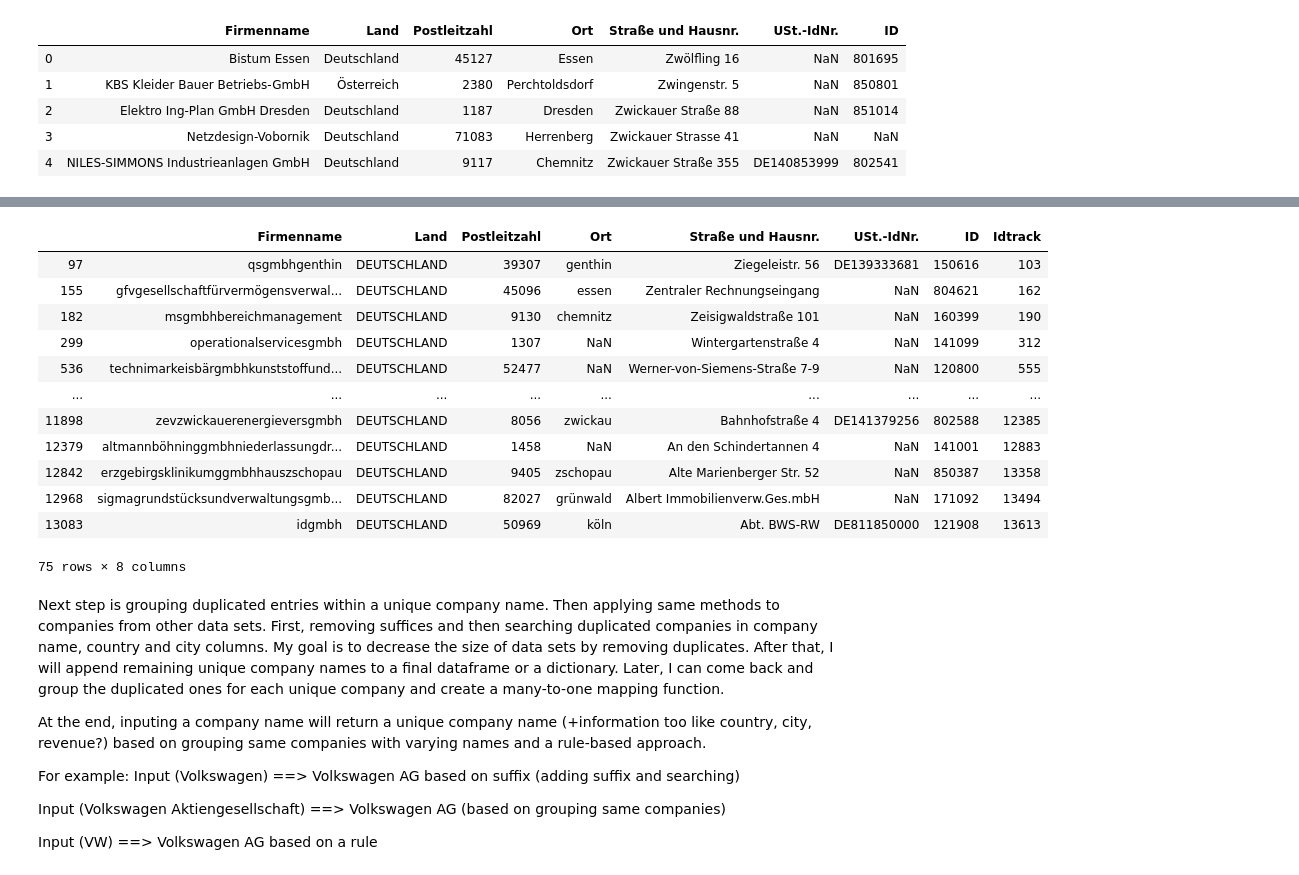
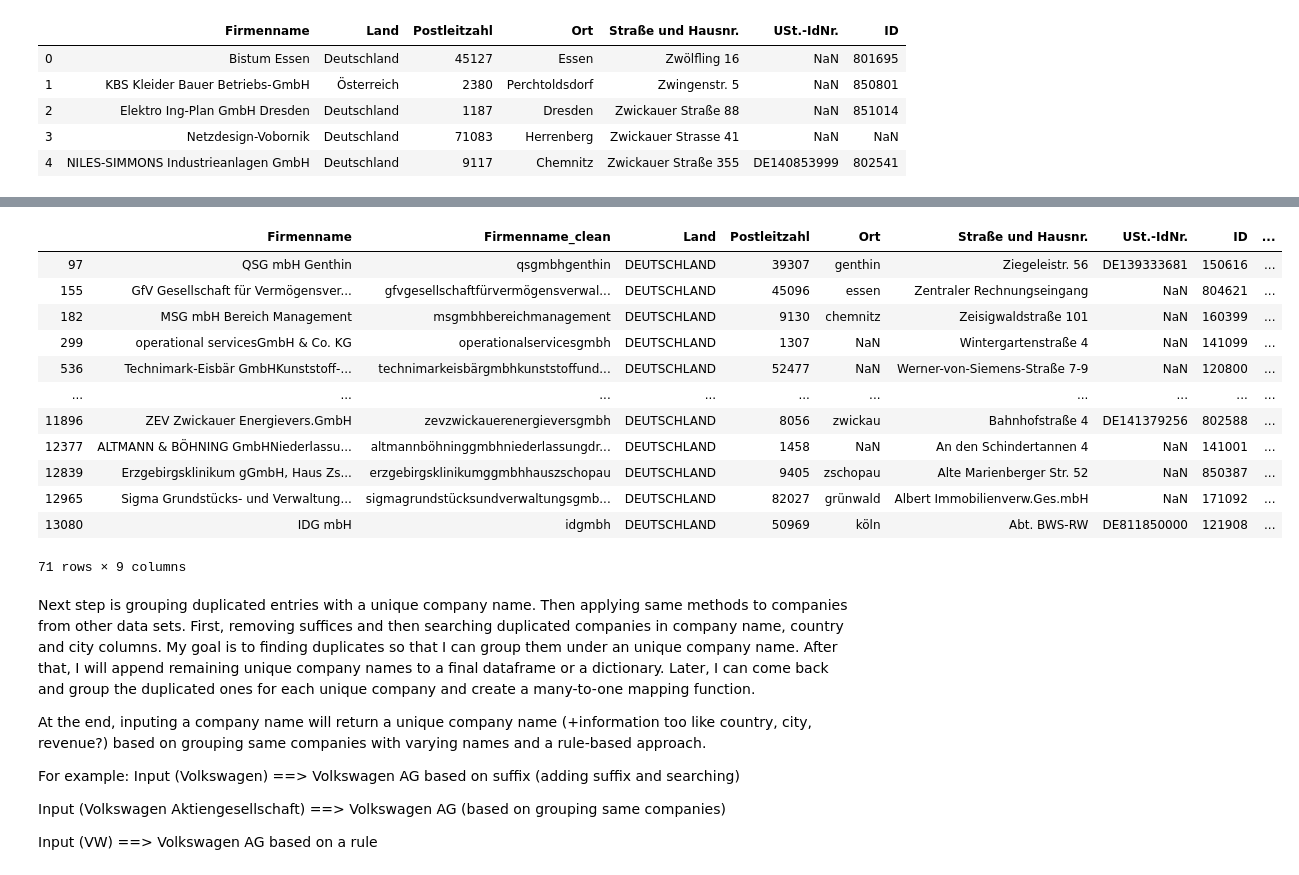
Before and after one commit to Can-Berk/Data_Analysis, a Jupyter notebook: MappingNames/ulist_companies.ipynb, the cells around one changed output, grey strips where cells are left out. Drawn from its saved outputs; the diff is of its cells as text; code cells hidden in the pictures.

```diff
--- a/MappingNames/ulist_companies.ipynb
+++ b/MappingNames/ulist_companies.ipynb
@@ -167,0 +75,5 @@ memory usage: 756.3+ KB
+# %%
+ulist.insert(loc=1, column='Firmenname_clean', value=ulist["Firmenname"].str.lower())
+
+# ulist["Firmenname_clean"] = ulist["Firmenname"].str.lower()   # faster
+# ulist[ulist['Firmenname'].str.endswith(tuple(suffix_list))] some finishes with gmbh some -gmbh and some even continues
@@ -167,0 +137,3 @@ memory usage: 756.3+ KB
+# %%
+ulist['Firmenname_clean'] = ulist['Firmenname_clean'].apply(suffix_remover)
+ulist['Firmenname_clean'].head()
@@ -168,8 +186,8 @@ memory usage: 756.3+ KB
 # %%
 # pipeline
 # ulist.duplicated().sum()   # remove duplicated rows in the dataframe
-ulist["Firmenname"] = ulist["Firmenname"].str.lower()   # faster
-ulist["Firmenname"] = ulist["Firmenname"].str.replace('\W', '')      # special characters are removed
+ulist["Firmenname_clean"] = ulist["Firmenname_clean"].str.lower()   # faster
+ulist["Firmenname_clean"] = ulist["Firmenname_clean"].str.replace('\W', '')      # special characters are removed
 ulist["Land"] = ulist["Land"].str.upper()
 ulist["Land"] = ulist["Land"].str.replace('\W', '').astype('category')
 ulist["Ort"] = ulist["Ort"].str.lower()
@@ -185,6 +203,6 @@ ulist['ID'] = ulist['ID'].replace(r'^\s*$', np.NaN, regex=True)      # to keep m
 # %%
 # moved NA of 'USt.-IdNr.' and 'ID' columns to bottom of df so that rows with more NA's will be removed because they are at the bottom.
 sorted_duplicates = ulist.sort_values(by=["USt.-IdNr.", "ID"], na_position='last')      # move NAs to the bottom of the df
-ulist = sorted_duplicates.drop_duplicates(subset=["Firmenname", "Land", "Ort"],
+ulist = sorted_duplicates.drop_duplicates(subset=["Firmenname_clean", "Land", "Ort"],
                                      keep="first").sort_index().reset_index(drop=True)  # drop duplicates
 # %%
@@ -202,23 +220,23 @@ middle = ['stiftung', 'holding']    # can be found in the middle of a company na
 # %%
 # sintmaartenskliniek   # city different but everything else same
 # %%
-ulist[ulist['Firmenname'].str.contains('gmbh')]
+ulist[ulist['Firmenname_clean'].str.contains('gmbh')]
 # %% [output]
-|  | Firmenname | Land | Postleitzahl | Ort | Straße und Hausnr. | USt.-IdNr. | ID | Idtrack |
-| 97 | qsgmbhgenthin | DEUTSCHLAND | 39307 | genthin | Ziegeleistr. 56 | DE139333681 | 150616 | 103 |
-| 155 | gfvgesellschaftfürvermögensverwal... | DEUTSCHLAND | 45096 | essen | Zentraler Rechnungseingang | NaN | 804621 | 162 |
-| 182 | msgmbhbereichmanagement | DEUTSCHLAND | 9130 | chemnitz | Zeisigwaldstraße 101 | NaN | 160399 | 190 |
-| 299 | operationalservicesgmbh | DEUTSCHLAND | 1307 | NaN | Wintergartenstraße 4 | NaN | 141099 | 312 |
-| 536 | technimarkeisbärgmbhkunststoffund... | DEUTSCHLAND | 52477 | NaN | Werner-von-Siemens-Straße 7-9 | NaN | 120800 | 555 |
-| ... | ... | ... | ... | ... | ... | ... | ... | ... |
-| 11898 | zevzwickauerenergieversgmbh | DEUTSCHLAND | 8056 | zwickau | Bahnhofstraße 4 | DE141379256 | 802588 | 12385 |
-| 12379 | altmannböhninggmbhniederlassungdr... | DEUTSCHLAND | 1458 | NaN | An den Schindertannen 4 | NaN | 141001 | 12883 |
-| 12842 | erzgebirgsklinikumggmbhhauszschopau | DEUTSCHLAND | 9405 | zschopau | Alte Marienberger Str. 52 | NaN | 850387 | 13358 |
-| 12968 | sigmagrundstücksundverwaltungsgmb... | DEUTSCHLAND | 82027 | grünwald | Albert Immobilienverw.Ges.mbH | NaN | 171092 | 13494 |
-| 13083 | idgmbh | DEUTSCHLAND | 50969 | köln | Abt. BWS-RW | DE811850000 | 121908 | 13613 |
+|  | Firmenname | Firmenname_clean | Land | Postleitzahl | Ort | Straße und Hausnr. | USt.-IdNr. | ID | ... |
+| 97 | QSG mbH Genthin | qsgmbhgenthin | DEUTSCHLAND | 39307 | genthin | Ziegeleistr. 56 | DE139333681 | 150616 | ... |
+| 155 | GfV Gesellschaft für Vermögensver... | gfvgesellschaftfürvermögensverwal... | DEUTSCHLAND | 45096 | essen | Zentraler Rechnungseingang | NaN | 804621 | ... |
+| 182 | MSG mbH Bereich Management | msgmbhbereichmanagement | DEUTSCHLAND | 9130 | chemnitz | Zeisigwaldstraße 101 | NaN | 160399 | ... |
+| 299 | operational servicesGmbH & Co. KG | operationalservicesgmbh | DEUTSCHLAND | 1307 | NaN | Wintergartenstraße 4 | NaN | 141099 | ... |
+| 536 | Technimark-Eisbär GmbHKunststoff-... | technimarkeisbärgmbhkunststoffund... | DEUTSCHLAND | 52477 | NaN | Werner-von-Siemens-Straße 7-9 | NaN | 120800 | ... |
+| ... | ... | ... | ... | ... | ... | ... | ... | ... | ... |
+| 11896 | ZEV Zwickauer Energievers.GmbH | zevzwickauerenergieversgmbh | DEUTSCHLAND | 8056 | zwickau | Bahnhofstraße 4 | DE141379256 | 802588 | ... |
+| 12377 | ALTMANN & BÖHNING GmbHNiederlassu... | altmannböhninggmbhniederlassungdr... | DEUTSCHLAND | 1458 | NaN | An den Schindertannen 4 | NaN | 141001 | ... |
+| 12839 | Erzgebirgsklinikum gGmbH, Haus Zs... | erzgebirgsklinikumggmbhhauszschopau | DEUTSCHLAND | 9405 | zschopau | Alte Marienberger Str. 52 | NaN | 850387 | ... |
+| 12965 | Sigma Grundstücks- und Verwaltung... | sigmagrundstücksundverwaltungsgmb... | DEUTSCHLAND | 82027 | grünwald | Albert Immobilienverw.Ges.mbH | NaN | 171092 | ... |
+| 13080 | IDG mbH | idgmbh | DEUTSCHLAND | 50969 | köln | Abt. BWS-RW | DE811850000 | 121908 | ... |
-75 rows × 8 columns
+71 rows × 9 columns
 # %% [markdown]
-Next step is grouping duplicated entries within a unique company name. Then applying same methods to companies from other data sets. First, removing suffices and then searching duplicated companies in company name, country and city columns. My goal is to decrease the size of data sets by removing duplicates. After that, I will append remaining unique company names to a final dataframe or a dictionary. Later, I can come back and group the duplicated ones for each unique company and create a many-to-one mapping function.
+Next step is grouping duplicated entries with a unique company name. Then applying same methods to companies from other data sets. First, removing suffices and then searching duplicated companies in company name, country and city columns. My goal is to finding duplicates so that I can group them under an unique company name. After that, I will append remaining unique company names to a final dataframe or a dictionary. Later, I can come back and group the duplicated ones for each unique company and create a many-to-one mapping function.
 
 At the end, inputing a company name will return a unique company name (+information too like country, city, revenue?) based on grouping same companies with varying names and a rule-based approach.
 
```
Also changed, not shown: parts of 30 cells of this notebook.
